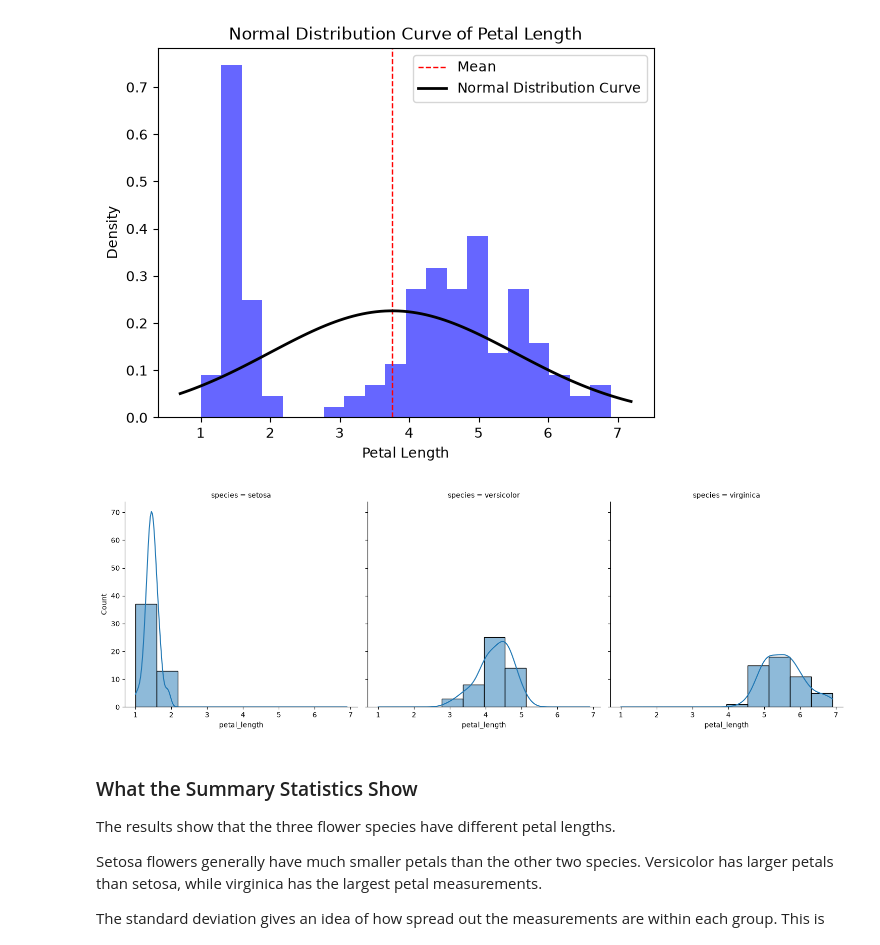
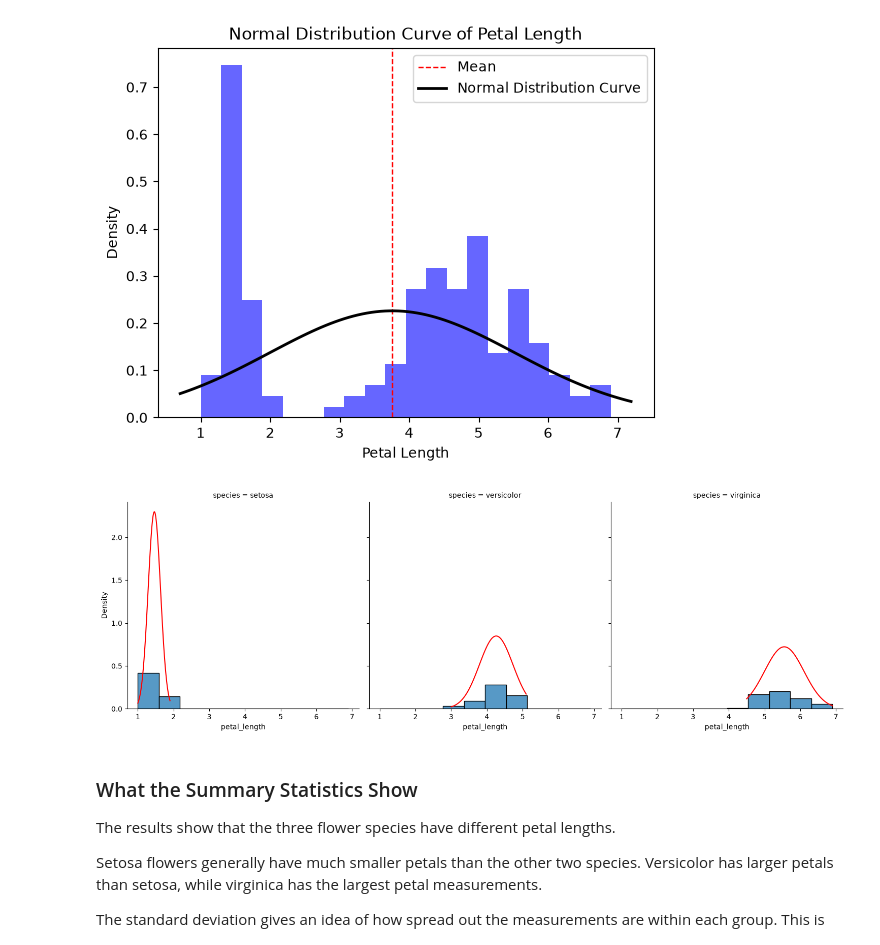
Before and after one commit to Svitlana937/assessment-submission, a Jupyter notebook: problems.ipynb, the cells around one changed output. Drawn from its saved outputs; the diff is of its cells as text; code cells hidden in the pictures.

Commit message:
Add Problem 1 heading and normal curves per species

```diff
--- a/problems.ipynb
+++ b/problems.ipynb
@@ -79,12 +81,20 @@ plt.show()
 # %% [output]
 [figure]
 # %%
-# Plotting seaborn histogram of the `petal_length` column in the iris dataset with species as hue
+# One histogram per species (density scale), then overlay the normal curve for each species
 # https://seaborn.pydata.org/generated/seaborn.displot.html#seaborn-displot
-sns.displot(data=iris_df, x='petal_length', col='species', bins=10, kde=True)
+g = sns.displot(data=iris_df, x='petal_length', col='species', stat='density', bins=10)
+
+# Facet order follows the species order (setosa, versicolor, virginica)
+for ax, name in zip(g.axes.flat, ['setosa', 'versicolor', 'virginica']):
+    data = iris_df[iris_df['species'] == name]['petal_length']
+    x = np.linspace(data.min(), data.max(), 100)
+    # Normal curve with this species' own mean and standard deviation
+    ax.plot(x, stats.norm.pdf(x, data.mean(), data.std()), color='red')
+
 plt.show()
 # %% [output]
-[figure, old version]
+[figure, new version]
 # %% [markdown]
 ### What the Summary Statistics Show
 
```
Also changed, not shown: parts of 1 cell of this notebook.
